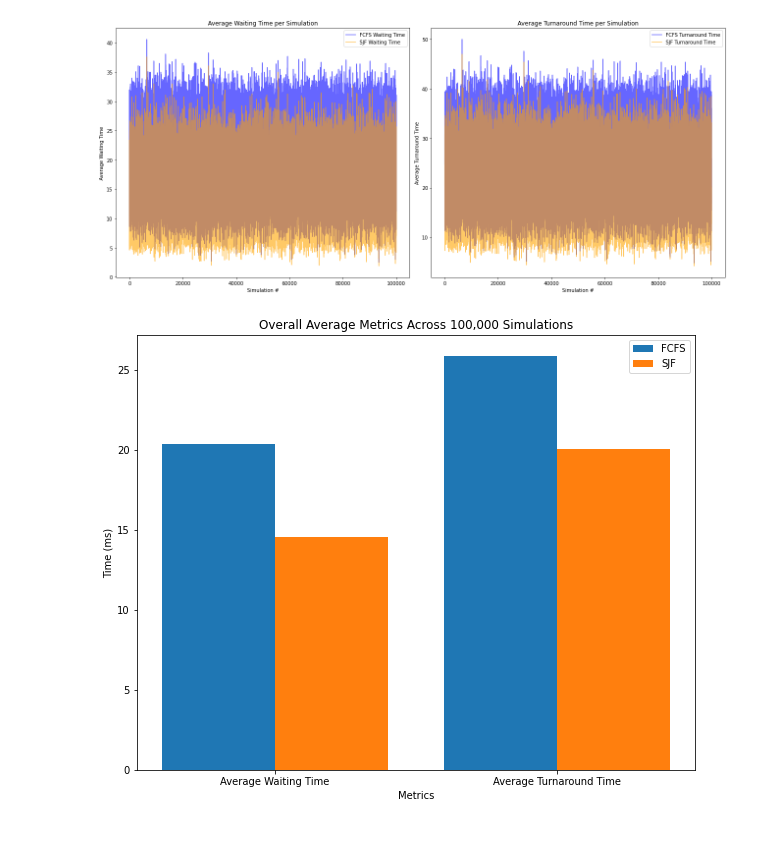
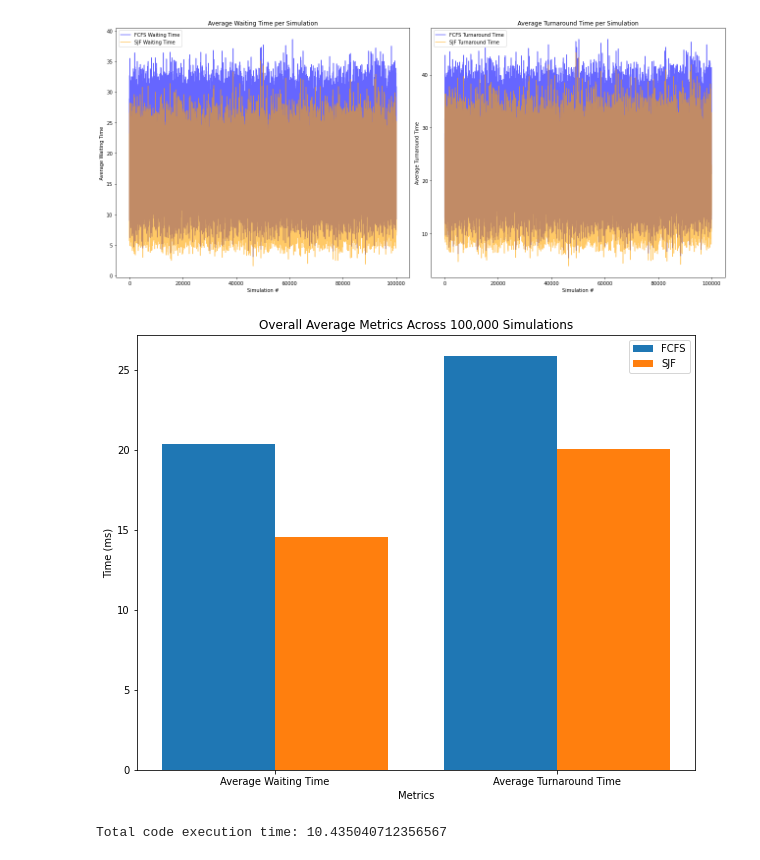
Before and after one commit to BehabPatnaik/OS_Project_SchedulingAlgo, a Jupyter notebook: SchedullingAlgo.ipynb, the cells around one changed output. Drawn from its saved outputs; the diff is of its cells as text; code cells hidden in the pictures.

```diff
--- a/SchedullingAlgo.ipynb
+++ b/SchedullingAlgo.ipynb
@@ -2,6 +2,10 @@
 import random
 import numpy as np
 import matplotlib.pyplot as plt
+import time
+
+
+start_time = time.time()
 
 # Define Process class
 class Process:
@@ -122,32 +126,39 @@ def visualize_large_scale_results(fcfs_waiting, fcfs_turnaround, sjf_waiting, sj
     plt.plot(range(1, len(sjf_turnaround) + 1), sjf_turnaround, label="SJF Turnaround Time", color="orange", alpha=0.6)
     plt.xlabel("Simulation #")
     plt.ylabel("Average Turnaround Time")
     plt.title("Average Turnaround Time per Simulation")
     plt.legend()
 
     plt.tight_layout()
     plt.show()
 
     # Column chart for overall average metrics
     labels = ["Average Waiting Time", "Average Turnaround Time"]
     fcfs_values = [overall_fcfs_waiting, overall_fcfs_turnaround]
     sjf_values = [overall_sjf_waiting, overall_sjf_turnaround]
 
     x = range(len(labels))
 
     plt.figure(figsize=(10, 8))
     plt.bar([p - 0.2 for p in x], fcfs_values, width=0.4, label="FCFS")
     plt.bar([p + 0.2 for p in x], sjf_values, width=0.4, label="SJF")
     plt.xlabel("Metrics")
     plt.ylabel("Time (ms)")
     plt.title("Overall Average Metrics Across 100,000 Simulations")
     plt.xticks(x, labels)
     plt.legend()
     plt.show()
 
 # Execute large-scale simulation and visualize results
 fcfs_waiting, fcfs_turnaround, sjf_waiting, sjf_turnaround = run_large_scale_simulation()
 visualize_large_scale_results(fcfs_waiting, fcfs_turnaround, sjf_waiting, sjf_turnaround)
+
+
+end_time = time.time()
+total_time = end_time - start_time
+
+print('Total code execution time: {}'.format(total_time))
 # %% [output]
-[figure, old version]
+[figure, new version]
 [figure]
+Total code execution time: 10.435040712356567
```
